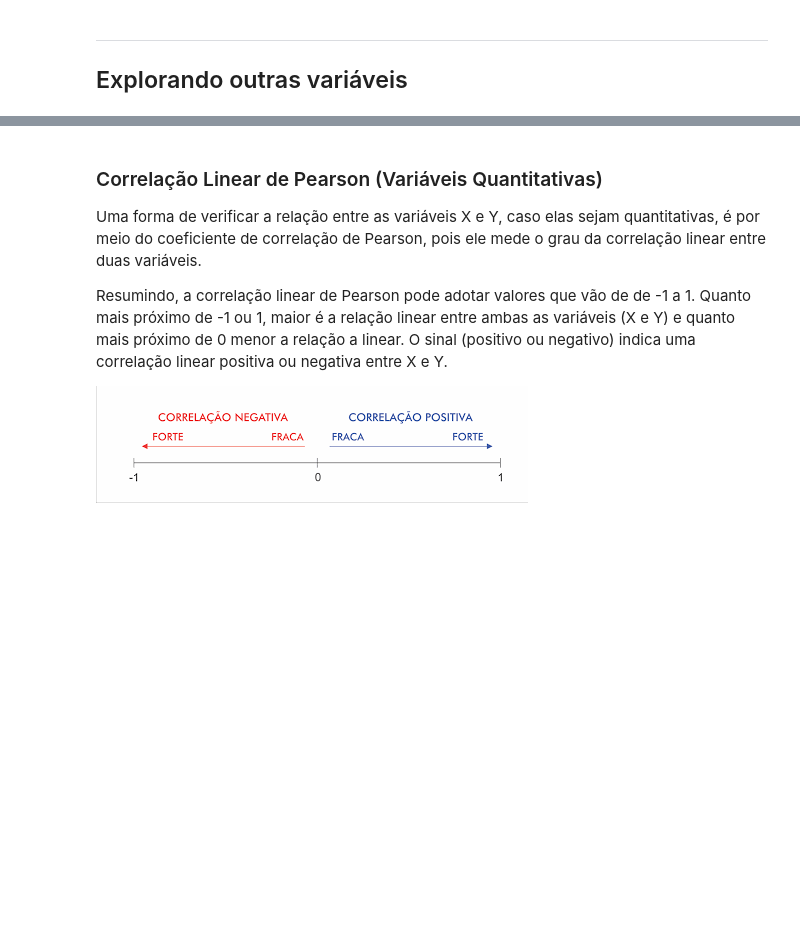
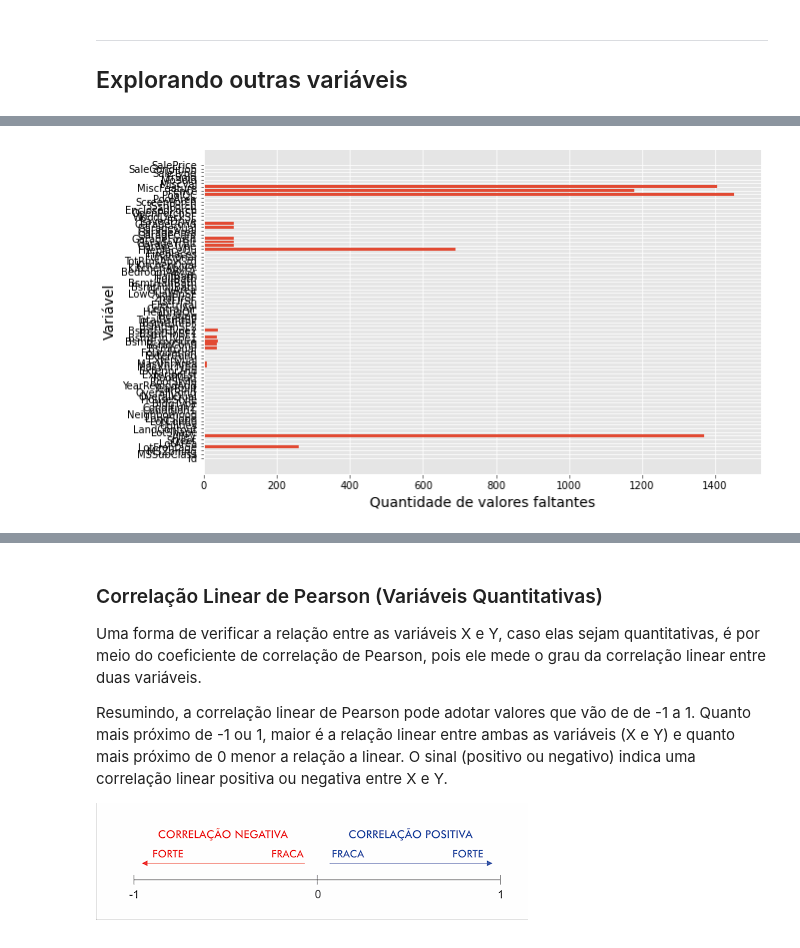
Before and after one commit to barbosarafael/Projetos, a Jupyter notebook: House Prices - Advanced Regression Techniques/notebook_house_prices.ipynb, the cells around one changed output, grey strips where cells are left out. Saved outputs shown, nothing was run; the diff lists cells and outputs as text; code cells hidden in the pictures; blank space fills up the shorter version.

```diff
--- a/House Prices - Advanced Regression Techniques/notebook_house_prices.ipynb
+++ b/House Prices - Advanced Regression Techniques/notebook_house_prices.ipynb
@@ -183,0 +188,18 @@ Name: SalePrice, dtype: float64
+# %%
+miss_val_treino = treino.isnull().sum()
+
+dados_miss_val_treino = pd.DataFrame(miss_val_treino)
+
+dados_miss_val_treino = dados_miss_val_treino.reset_index()
+
+dados_miss_val_treino.columns = ["Variável", "Quantidade"]
+
+plt.figure(figsize = [10, 6])
+plt.barh(dados_miss_val_treino["Variável"], dados_miss_val_treino["Quantidade"], align = "center")
+plt.xlabel("Quantidade de valores faltantes", fontsize = 14, color = "black")
+plt.ylabel("Variável", fontsize = 14, color = "black")
+plt.tick_params(axis = "x", labelcolor = "black")
+plt.tick_params(axis = "y", labelcolor = "black")
+plt.show()
+# %% [output]
+[figure, added]
```
Also changed, not shown: parts of 10 cells of this notebook.
